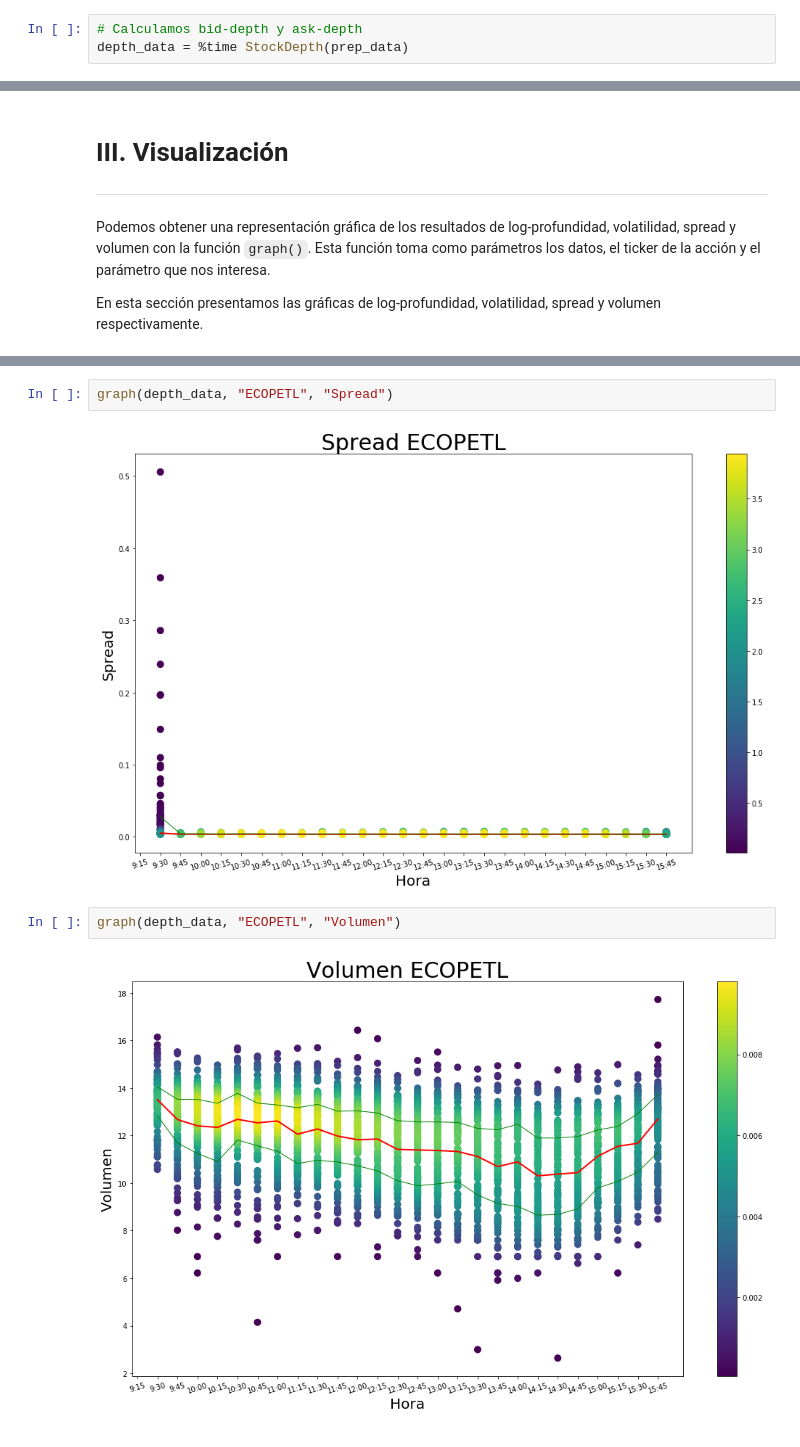
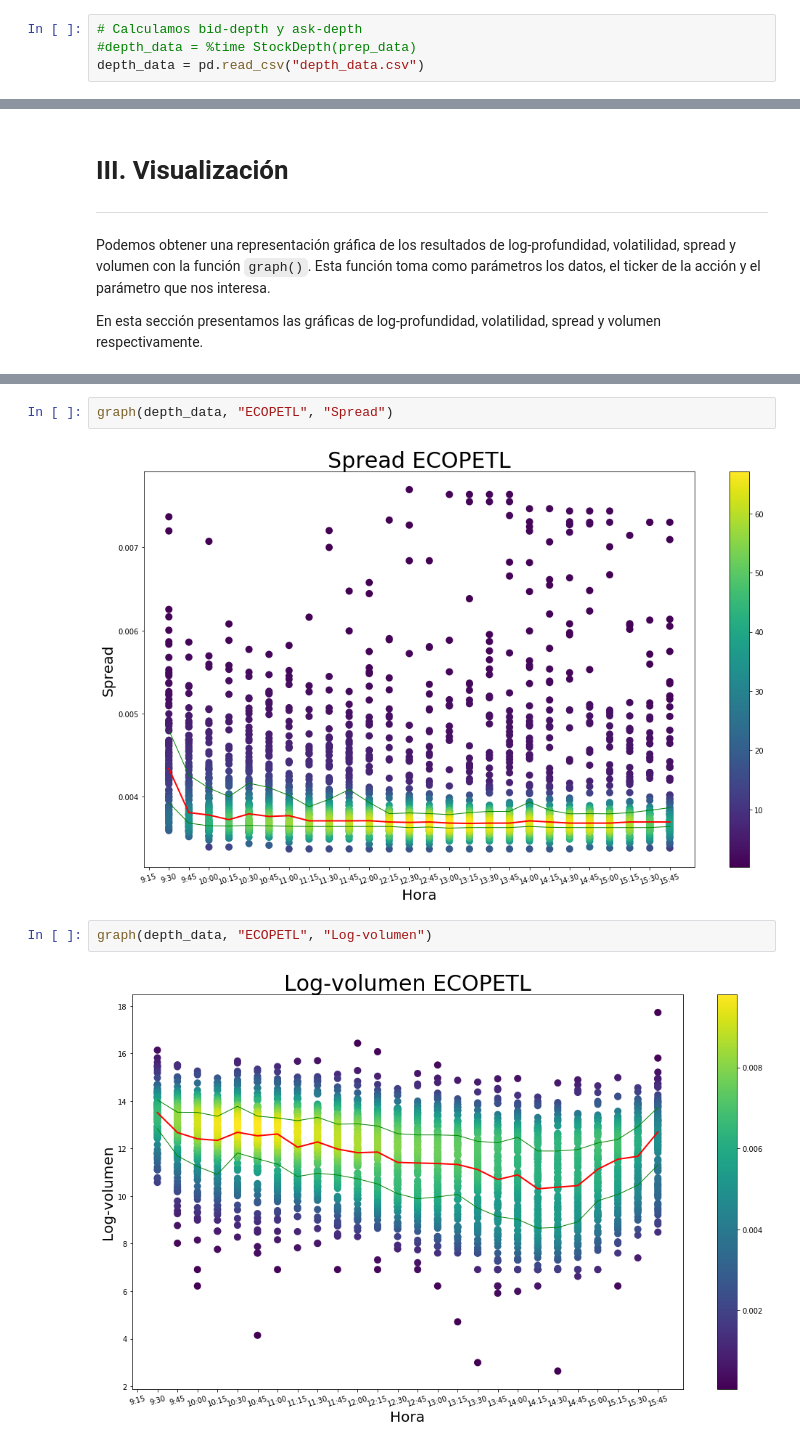
Before and after one commit to nromerodiaz/MarketQualityParams, a Jupyter notebook: IntradayParams.ipynb, the cells around one changed output, grey strips where cells are left out. Saved outputs shown, nothing was run; the diff lists cells and outputs as text.

```diff
--- a/IntradayParams.ipynb
+++ b/IntradayParams.ipynb
@@ -101,4 +101,5 @@ Generalmente, es más simple trabajar con la log-profundidad total, la cual se d
 $$\ln(DP_t) = \ln(q_t^a) + \ln(q_t^b)$$
 # %%
 # Calculamos bid-depth y ask-depth
-depth_data = %time StockDepth(prep_data)
+#depth_data = %time StockDepth(prep_data)
+depth_data = pd.read_csv("depth_data.csv")
@@ -257,8 +252,8 @@ graph(depth_data, "ECOPETL", "Volatilidad")
 # %%
 graph(depth_data, "ECOPETL", "Spread")
 # %% [output]
-[figure, old version]
+[figure, new version]
 # %%
-graph(depth_data, "ECOPETL", "Volumen")
+graph(depth_data, "ECOPETL", "Log-volumen")
 # %% [output]
-[figure, old version]
+[figure, new version]
```
Also changed, not shown: parts of 11 cells of this notebook.
